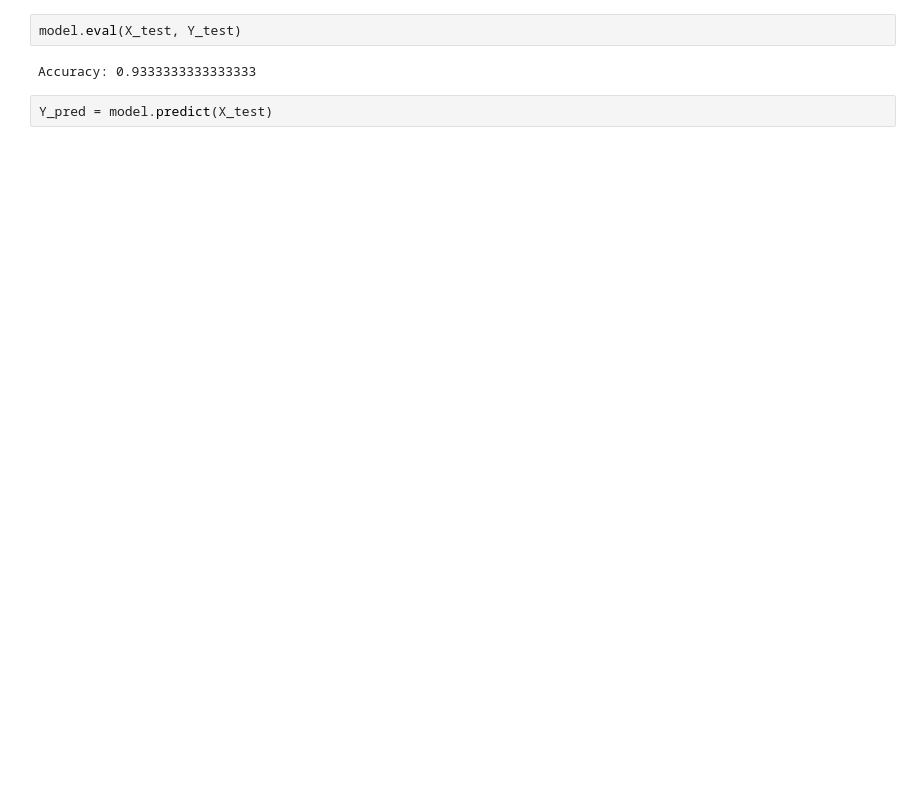
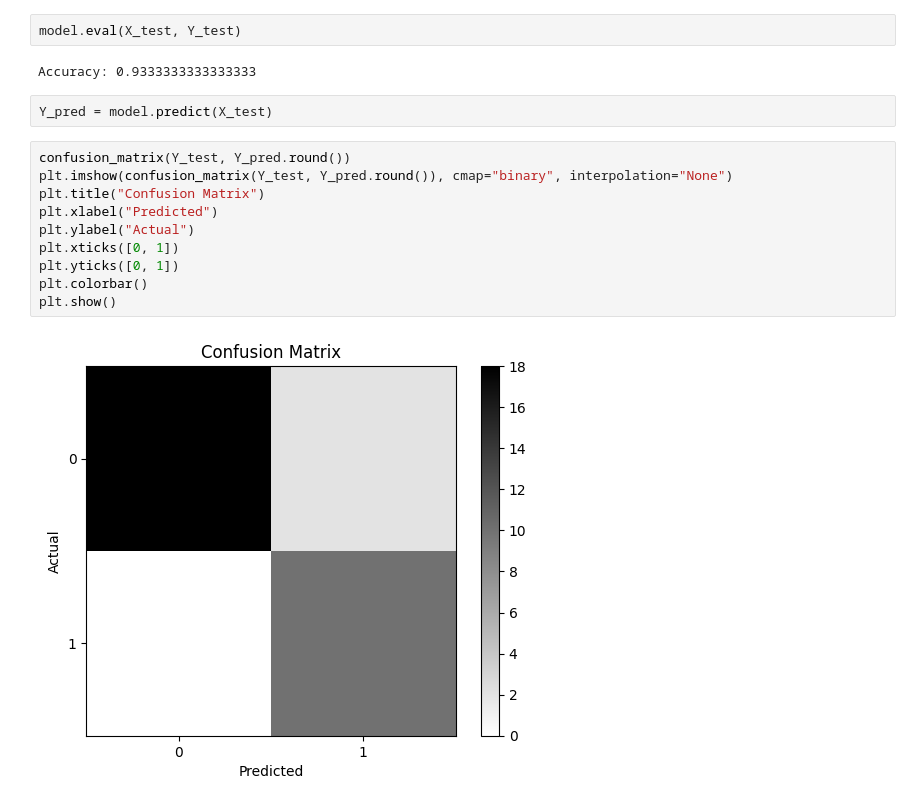
Before and after one commit to MH0386/logistic_regression, a Jupyter notebook: logistic_regression_with_iris.ipynb, the cells around one changed output. Cells and saved outputs as stored; diff of their text form; blank space fills up the shorter version.

```diff
--- a/logistic_regression_with_iris.ipynb
+++ b/logistic_regression_with_iris.ipynb
@@ -424,3 +448,15 @@ model.eval(X_test, Y_test)
 Accuracy: 0.9333333333333333
 # %%
 Y_pred = model.predict(X_test)
+# %%
+confusion_matrix(Y_test, Y_pred.round())
+plt.imshow(confusion_matrix(Y_test, Y_pred.round()), cmap="binary", interpolation="None")
+plt.title("Confusion Matrix")
+plt.xlabel("Predicted")
+plt.ylabel("Actual")
+plt.xticks([0, 1])
+plt.yticks([0, 1])
+plt.colorbar()
+plt.show()
+# %% [output]
+[figure, added]
```
Also changed, not shown: parts of 10 cells of this notebook.
